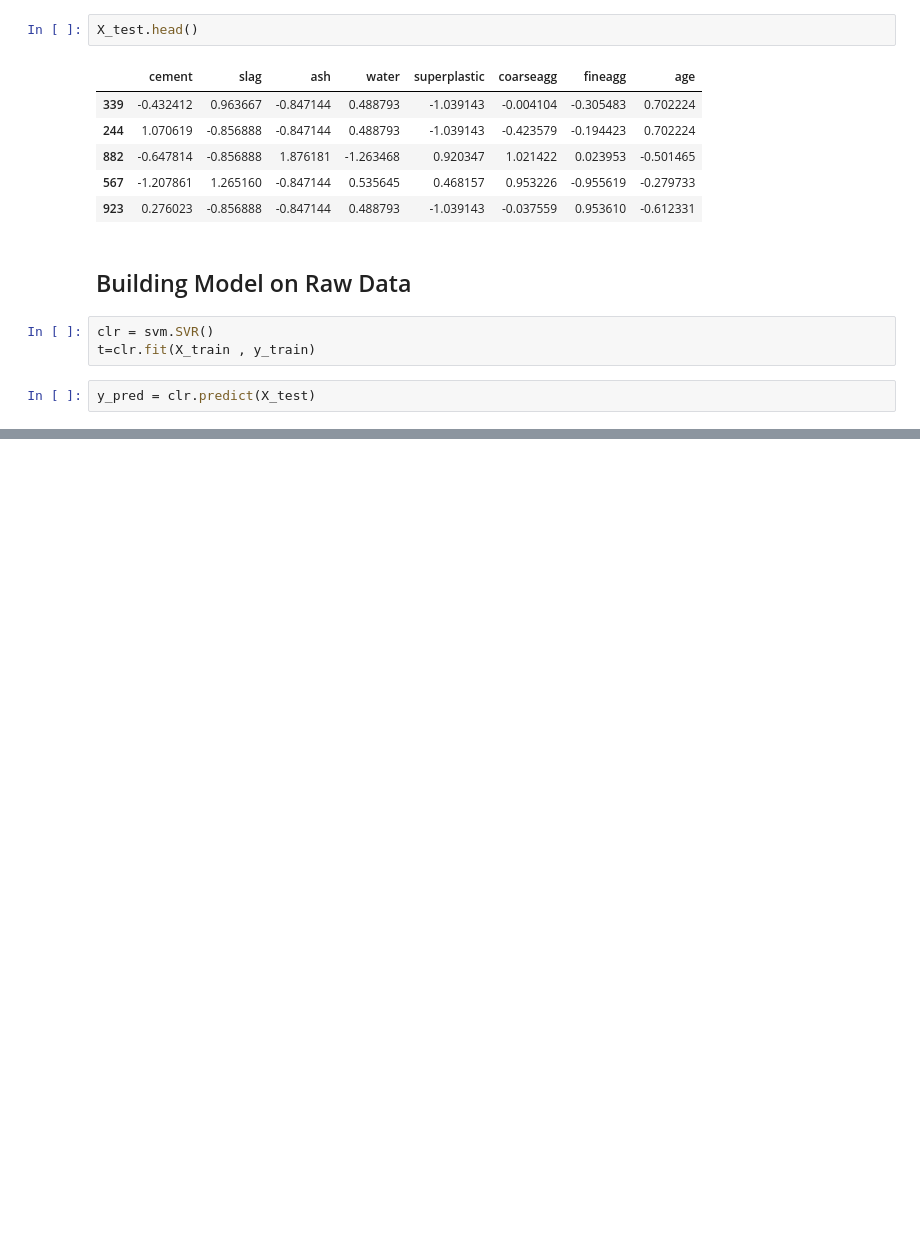
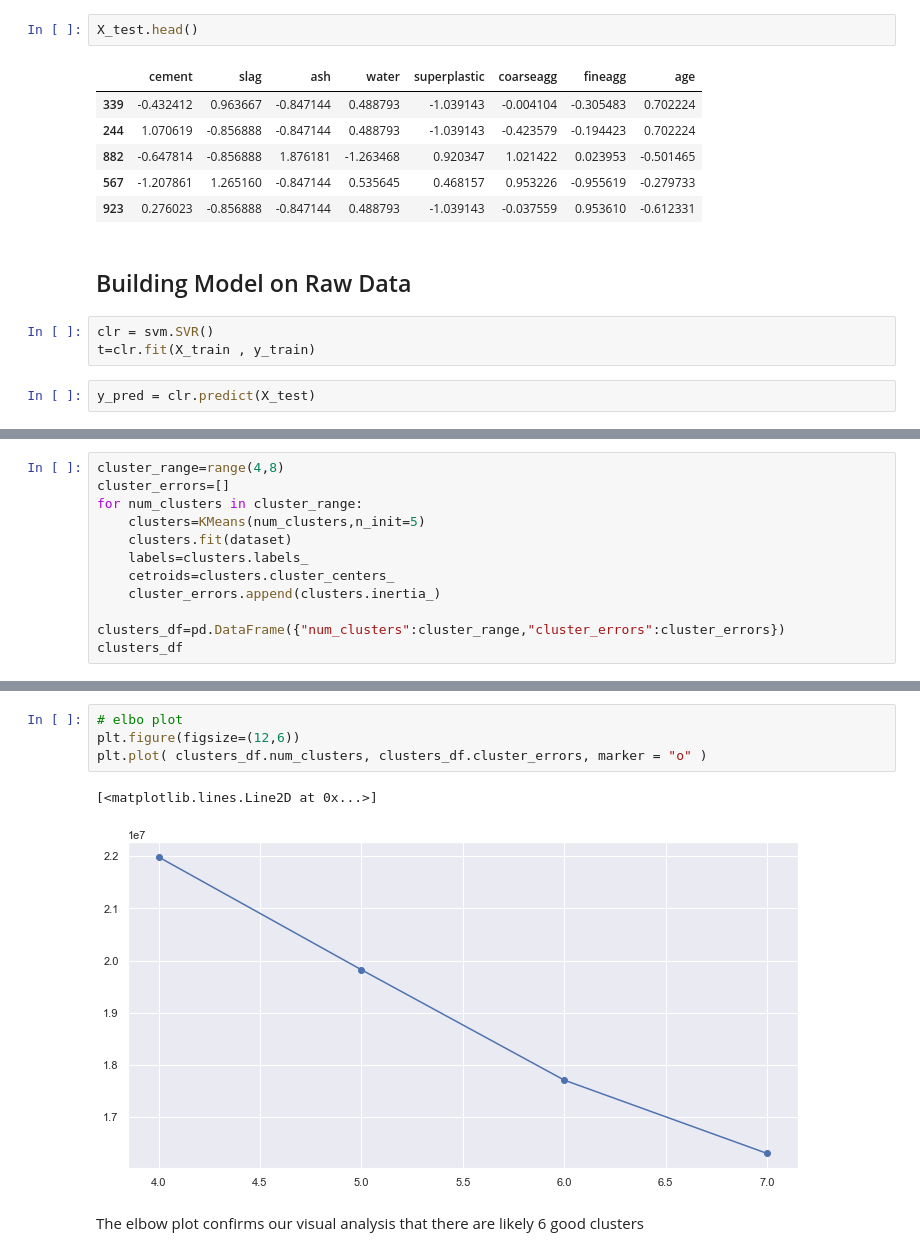
Before and after one commit to VAMSEE92/concrete-compressive-strength, a Jupyter notebook: ConcreteComprehensiveStrength.ipynb, the cells around one changed output, grey strips where cells are left out. Saved outputs shown, nothing was run; the diff lists cells and outputs as text; blank space fills up the shorter version.

```diff
--- a/ConcreteComprehensiveStrength.ipynb
+++ b/ConcreteComprehensiveStrength.ipynb
@@ -153,0 +180,12 @@ with sns.axes_style("white"):
+# %%
+cluster_range=range(4,8)
+cluster_errors=[]
+for num_clusters in cluster_range:
+    clusters=KMeans(num_clusters,n_init=5)
+    clusters.fit(dataset)
+    labels=clusters.labels_
+    cetroids=clusters.cluster_centers_
+    cluster_errors.append(clusters.inertia_)
+
+clusters_df=pd.DataFrame({"num_clusters":cluster_range,"cluster_errors":cluster_errors})
+clusters_df
@@ -153,0 +198,9 @@ with sns.axes_style("white"):
+# %%
+# elbo plot
+plt.figure(figsize=(12,6))
+plt.plot( clusters_df.num_clusters, clusters_df.cluster_errors, marker = "o" )
+# %% [output]
+[<matplotlib.lines.Line2D at 0x...>]
+[figure, added]
+# %% [markdown]
+The elbow plot confirms our visual analysis that there are likely 6 good clusters
```
Also changed, not shown: parts of 27 cells of this notebook.
